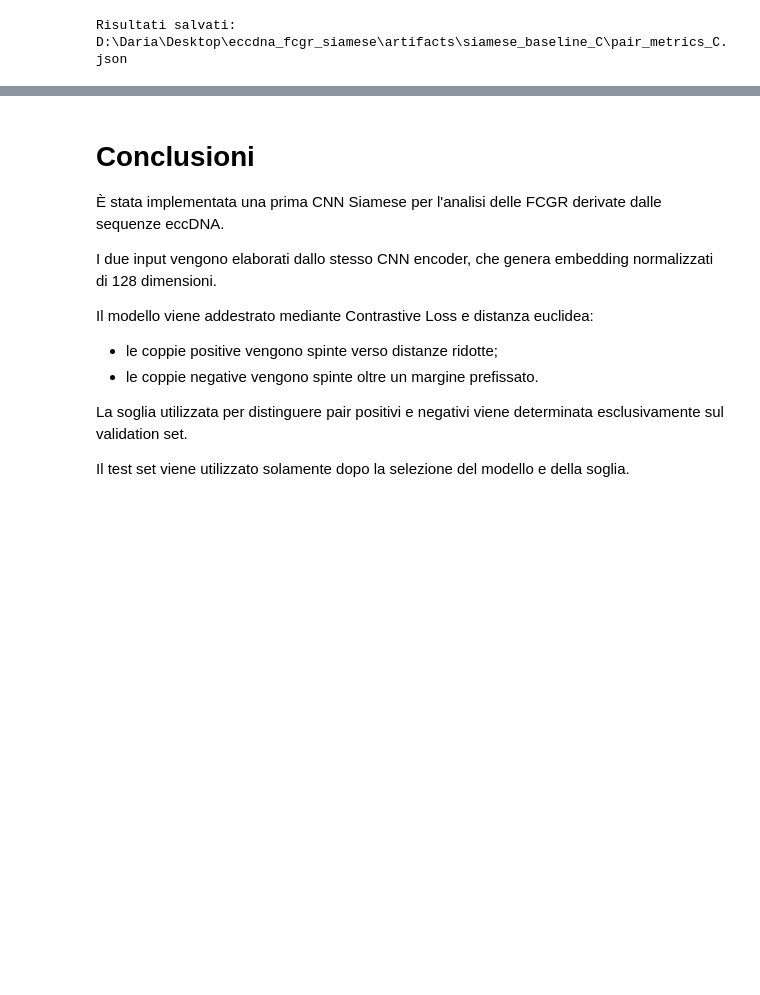
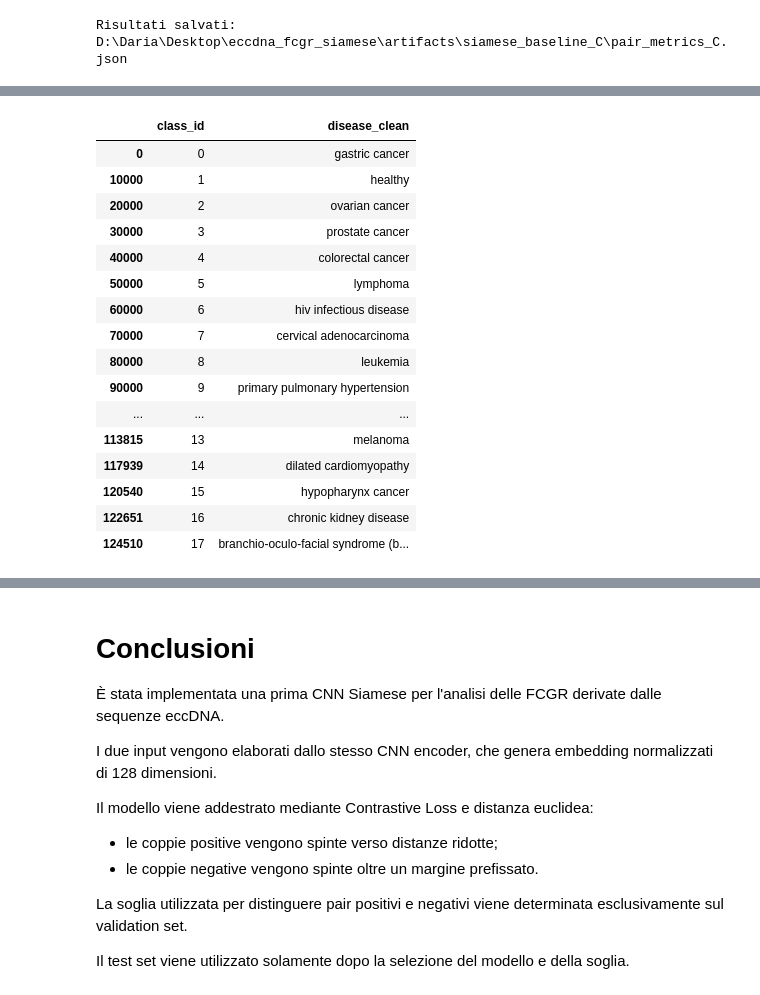
Before and after one commit to FLaTNNBio/eccdna_fcgr_siamese, a Jupyter notebook: notebooks/04c_siamese_model_baselinec.ipynb, the cells around one changed output, grey strips where cells are left out. Cells and saved outputs as stored; diff of their text form; code cells hidden in the pictures; blank space fills up the shorter version.

```diff
--- a/notebooks/04c_siamese_model_baselinec.ipynb
+++ b/notebooks/04c_siamese_model_baselinec.ipynb
@@ -3212,0 +3262,74 @@ Risultati salvati: D:\Daria\Desktop\eccdna_fcgr_siamese\artifacts\siamese_baseli
+# %%
+# ============================================================
+# 18-CLASS REFERENCE + TEST
+# ============================================================
+
+reference_metadata = (
+    train_metadata
+    .copy()
+    .reset_index(drop=True)
+)
+
+
+test_metadata_18 = (
+    test_pair_pool
+    .drop_duplicates(
+        subset="id"
+    )
+    .copy()
+    .reset_index(drop=True)
+)
+
+
+N_CLASSES_18 = (
+    reference_metadata[
+        "class_id"
+    ]
+    .nunique()
+)
+
+
+class_table_18 = (
+    reference_metadata[
+        [
+            "class_id",
+            "disease_clean"
+        ]
+    ]
+    .drop_duplicates()
+    .sort_values("class_id")
+)
+
+
+class_names_18 = (
+    class_table_18[
+        "disease_clean"
+    ]
+    .tolist()
+)
+
+
+print("=" * 72)
+print("18-CLASS RANKING SETUP")
+print("=" * 72)
+
+print(
+    "Reference samples:",
+    len(reference_metadata)
+)
+
+print(
+    "Test samples:",
+    len(test_metadata_18)
+)
+
+print(
+    "Classes:",
+    N_CLASSES_18
+)
+
+
+display(
+    class_table_18
+)
+# %% [output]
@@ -3212,0 +3342,17 @@ Risultati salvati: D:\Daria\Desktop\eccdna_fcgr_siamese\artifacts\siamese_baseli
+|  | class_id | disease_clean |
+| 0 | 0 | gastric cancer |
+| 10000 | 1 | healthy |
+| 20000 | 2 | ovarian cancer |
+| 30000 | 3 | prostate cancer |
+| 40000 | 4 | colorectal cancer |
+| 50000 | 5 | lymphoma |
+| 60000 | 6 | hiv infectious disease |
+| 70000 | 7 | cervical adenocarcinoma |
+| 80000 | 8 | leukemia |
+| 90000 | 9 | primary pulmonary hypertension |
+| ... | ... | ... |
+| 113815 | 13 | melanoma |
+| 117939 | 14 | dilated cardiomyopathy |
+| 120540 | 15 | hypopharynx cancer |
+| 122651 | 16 | chronic kidney disease |
+| 124510 | 17 | branchio-oculo-facial syndrome (b... |
```
Also changed, not shown: parts of 26 cells of this notebook, 12 other files.
